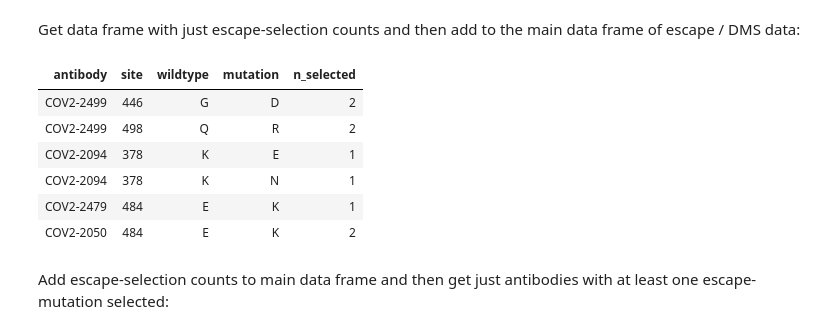
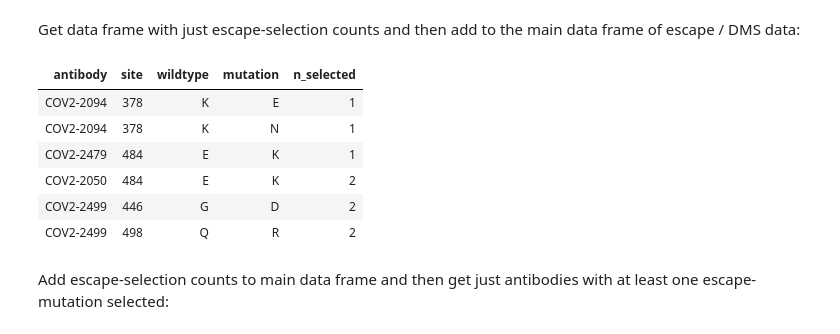
Before and after one commit to jbloomlab/SARS-CoV-2-RBD_MAP_Crowe_antibodies, a Jupyter notebook: escape_selections.ipynb, the cells around one changed output. Cells and saved outputs as stored; diff of their text form; code cells hidden in the pictures.

```diff
--- a/escape_selections.ipynb
+++ b/escape_selections.ipynb
@@ -91,26 +91,33 @@ Get data frame with just escape-selection counts and then add to the main data f
 # %%
 records = []
 for antibody, d in selection_results.items():
     if 'mutations' in d:
         for mutation_str, n in d['mutations'].items():
             wt = mutation_str[0]
             site = int(mutation_str[1: -1])
             mutation = mutation_str[-1]
             records.append((antibody, site, wt, mutation, n))
+            assert 1 == len(escape_dms.query('antibody == @antibody')
+                                      .query('wildtype == @wt')
+                                      .query('site == @site')
+                                      .query('mutation == @mutation')
+                                      ), f"{mutation_str} not in `escape_dms` once for {antibody}"
 
 selection_df = pd.DataFrame.from_records(
                 records,
                 columns=['antibody', 'site', 'wildtype', 'mutation', 'n_selected'])
 
+antibody_order = selection_df['antibody'].unique().tolist()
+
 display(HTML(selection_df.to_html(index=False)))
 # %% [output]
 | antibody | site | wildtype | mutation | n_selected |
-| COV2-2499 | 446 | G | D | 2 |
-| COV2-2499 | 498 | Q | R | 2 |
 | COV2-2094 | 378 | K | E | 1 |
 | COV2-2094 | 378 | K | N | 1 |
 | COV2-2479 | 484 | E | K | 1 |
 | COV2-2050 | 484 | E | K | 2 |
+| COV2-2499 | 446 | G | D | 2 |
+| COV2-2499 | 498 | Q | R | 2 |
 # %% [markdown]
 Add escape-selection counts to main data frame and then get just antibodies with at least one escape-mutation selected:
 # %%
```
Also changed, not shown: parts of 4 cells of this notebook, 3 other files.
